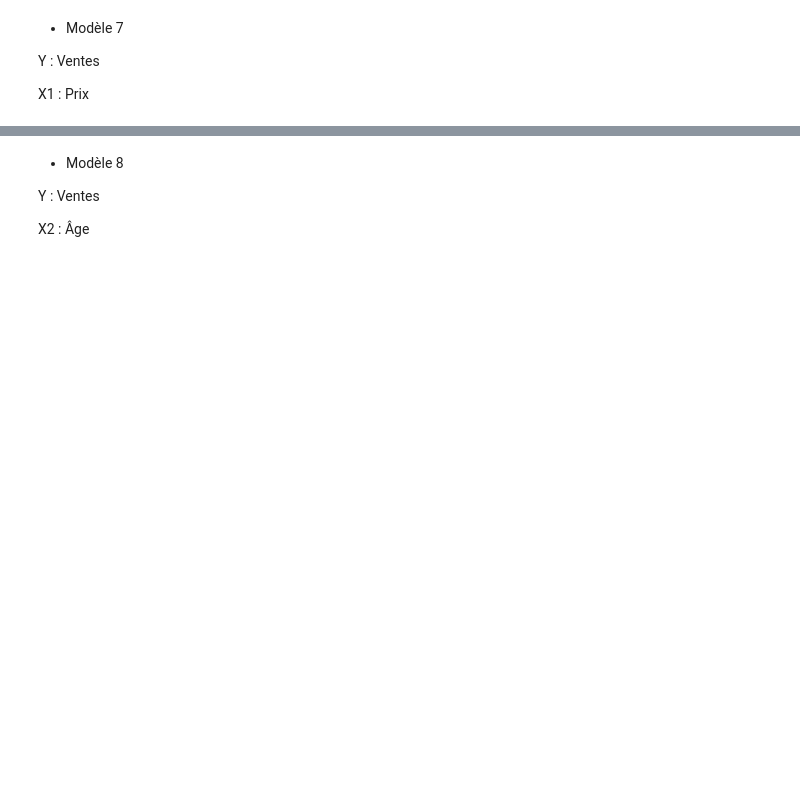
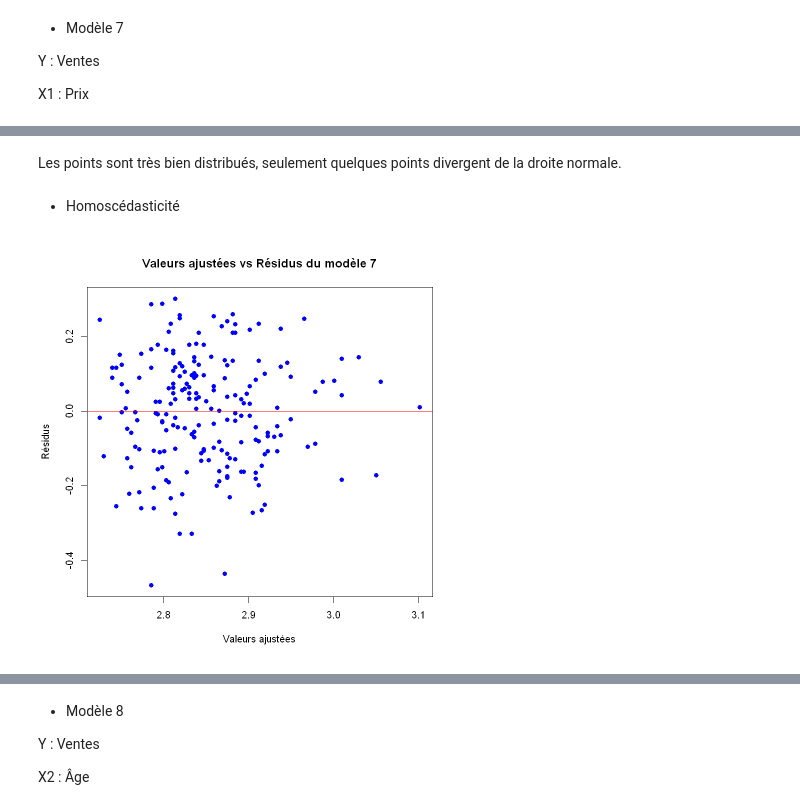
Before and after one commit to Sami-Jouamaa/Devoir-ProbaStats, a Jupyter notebook: Devoir.ipynb, the cells around one changed output, grey strips where cells are left out. Drawn from its saved outputs; the diff is of its cells as text; code cells hidden in the pictures; blank space fills up the shorter version.

```diff
--- a/Devoir.ipynb
+++ b/Devoir.ipynb
@@ -680,0 +792,13 @@ modele7 <- lm(log(Sales) ~ log(Price), data = data)
+# %% [markdown]
+Les points sont très bien distribués, seulement quelques points divergent de la droite normale.
+# %% [markdown]
+- Homoscédasticité
+# %%
+plot(fitted(modele7), residusModele7, main = "Valeurs ajustées vs Résidus du modèle 7",
+xlab = "Valeurs ajustées",
+ylab = "Résidus",
+pch = 19,
+col = "blue")
+abline(h = 0, col = "red")
+# %% [output]
+[figure, added]
```
Also changed, not shown: parts of 44 cells of this notebook.
